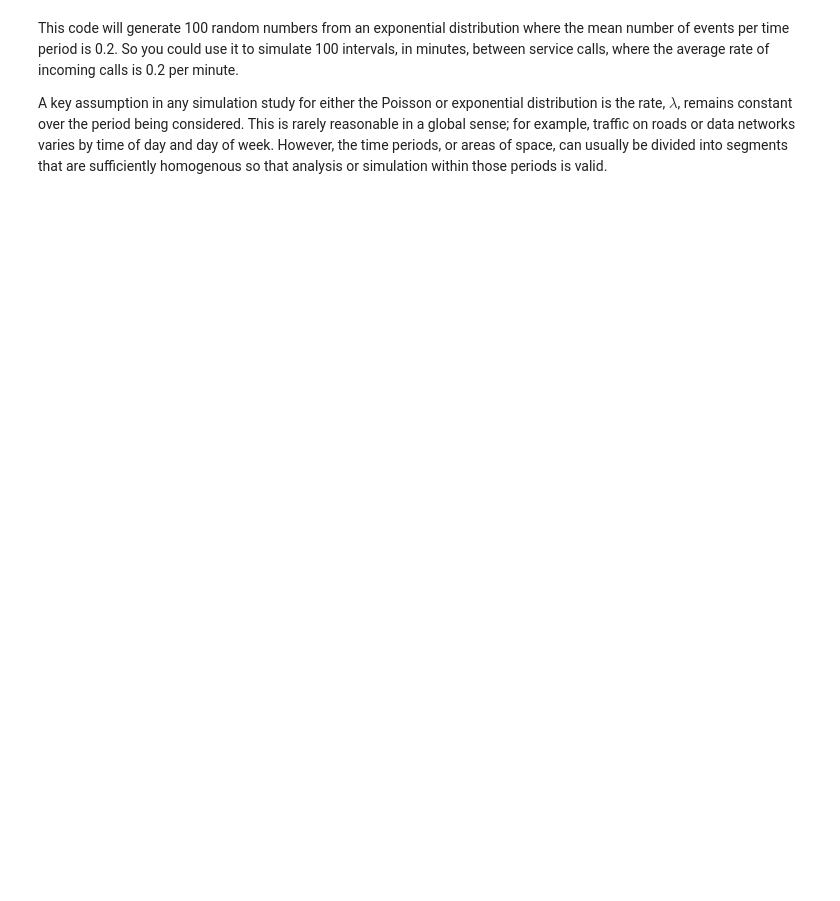
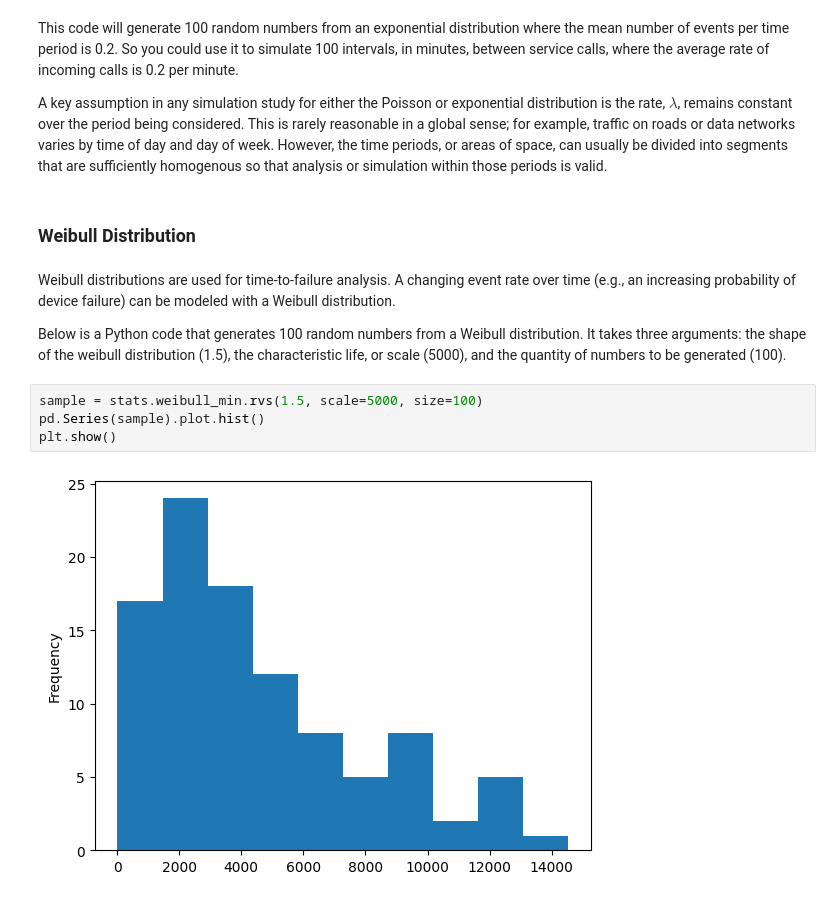
Before and after one commit to brian-vu-nguyen/practical_statistics_for_data_scientists, a Jupyter notebook: notebooks/chatper_2.ipynb, the cells around one changed output. Cells and saved outputs as stored; diff of their text form; blank space fills up the shorter version.

```diff
--- a/notebooks/chatper_2.ipynb
+++ b/notebooks/chatper_2.ipynb
@@ -603,3 +588,15 @@ array([1.86705502e+01, 1.76486826e+00, 3.57085435e+00, 7.27299126e+00,
 This code will generate 100 random numbers from an exponential distribution where the mean number of events per time period is 0.2. So you could use it to simulate 100 intervals, in minutes, between service calls, where the average rate of incoming calls is 0.2 per minute.
 
 A key assumption in any simulation study for either the Poisson or exponential distribution is the rate, $\lambda$, remains constant over the period being considered. This is rarely reasonable in a global sense; for example, traffic on roads or data networks varies by time of day and day of week. However, the time periods, or areas of space, can usually be divided into segments that are sufficiently homogenous so that analysis or simulation within those periods is valid.
+# %% [markdown]
+### Weibull Distribution
+# %% [markdown]
+Weibull distributions are used for time-to-failure analysis. A changing event rate over time (e.g., an increasing probability of device failure) can be modeled with a Weibull distribution.
+
+Below is a Python code that generates 100 random numbers from a Weibull distribution. It takes three arguments: the shape of the weibull distribution (1.5), the characteristic life, or scale (5000), and the quantity of numbers to be generated (100).
+# %%
+sample = stats.weibull_min.rvs(1.5, scale=5000, size=100)
+pd.Series(sample).plot.hist()
+plt.show()
+# %% [output]
+[figure, added]
```
Also changed, not shown: parts of 3 cells of this notebook.
